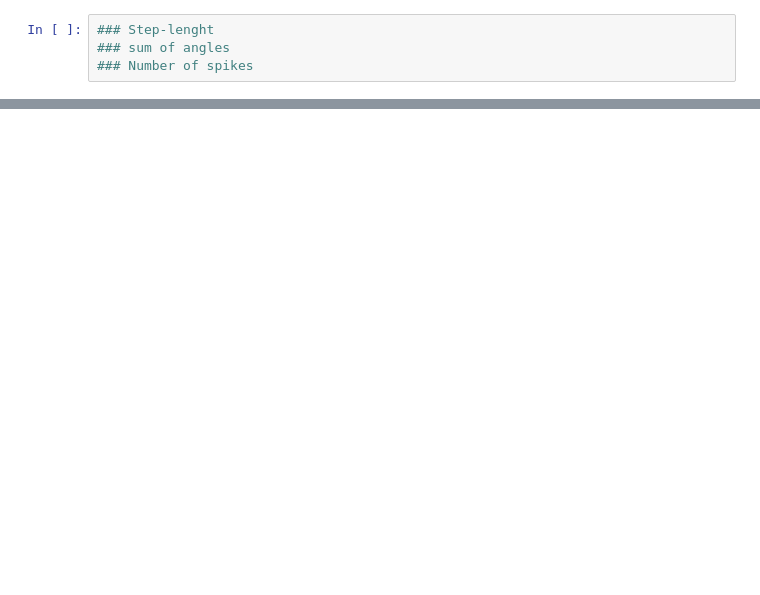
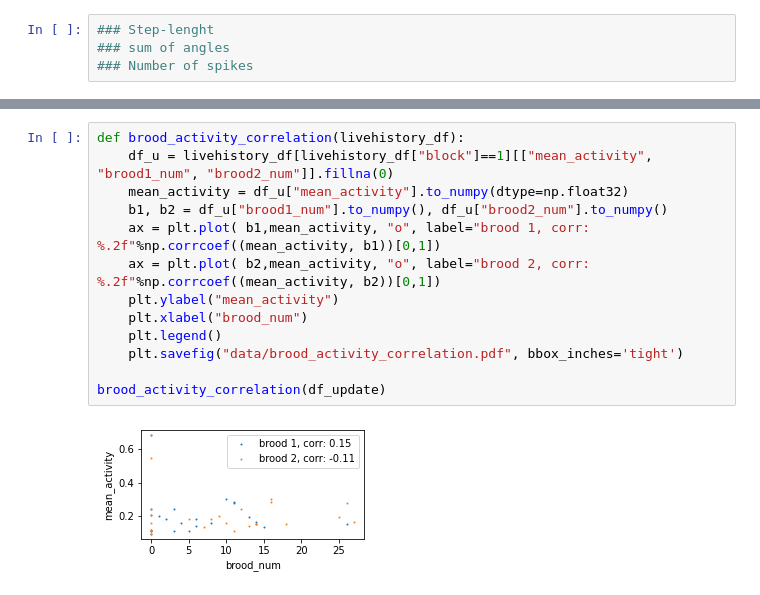
Before and after one commit to UlrikeScherer/Fish-Tracking-Visualization, a Jupyter notebook: Metrics.ipynb, the cells around one changed output, grey strips where cells are left out. Drawn from its saved outputs; the diff is of its cells as text; blank space fills up the shorter version.

```diff
--- a/Metrics.ipynb
+++ b/Metrics.ipynb
@@ -29,0 +58,15 @@ bdf = csv_of_the_day('23484201', days[25], is_back=False)
+# %%
+def brood_activity_correlation(livehistory_df):
+    df_u = livehistory_df[livehistory_df["block"]==1][["mean_activity", "brood1_num", "brood2_num"]].fillna(0)
+    mean_activity = df_u["mean_activity"].to_numpy(dtype=np.float32)
+    b1, b2 = df_u["brood1_num"].to_numpy(), df_u["brood2_num"].to_numpy()
+    ax = plt.plot( b1,mean_activity, "o", label="brood 1, corr: %.2f"%np.corrcoef((mean_activity, b1))[0,1])
+    ax = plt.plot( b2,mean_activity, "o", label="brood 2, corr: %.2f"%np.corrcoef((mean_activity, b2))[0,1])
+    plt.ylabel("mean_activity")
+    plt.xlabel("brood_num")
+    plt.legend()
+    plt.savefig("data/brood_activity_correlation.pdf", bbox_inches='tight')
+
+brood_activity_correlation(df_update)
+# %% [output]
+[figure, added]
```
Also changed, not shown: parts of 17 cells of this notebook, 8 other files.
